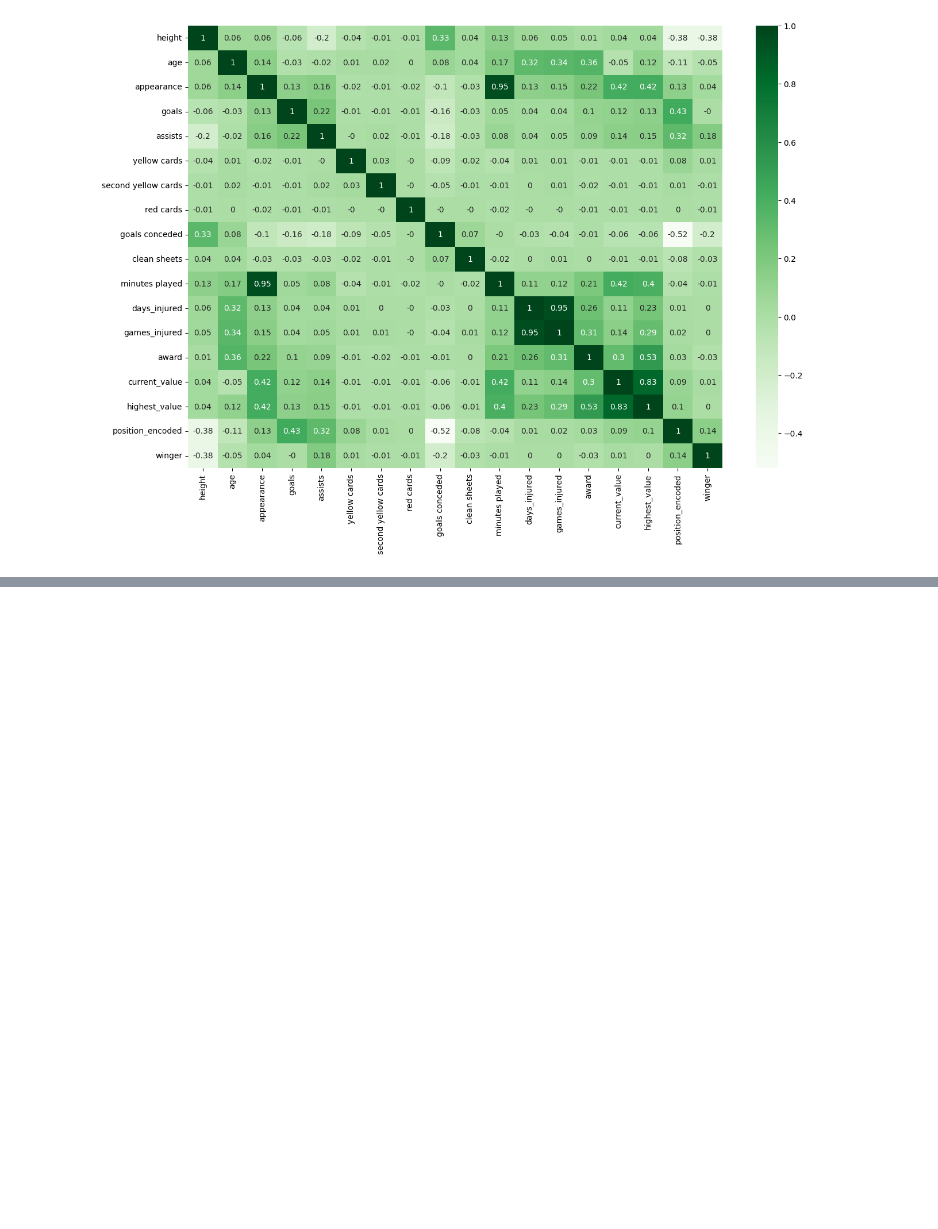
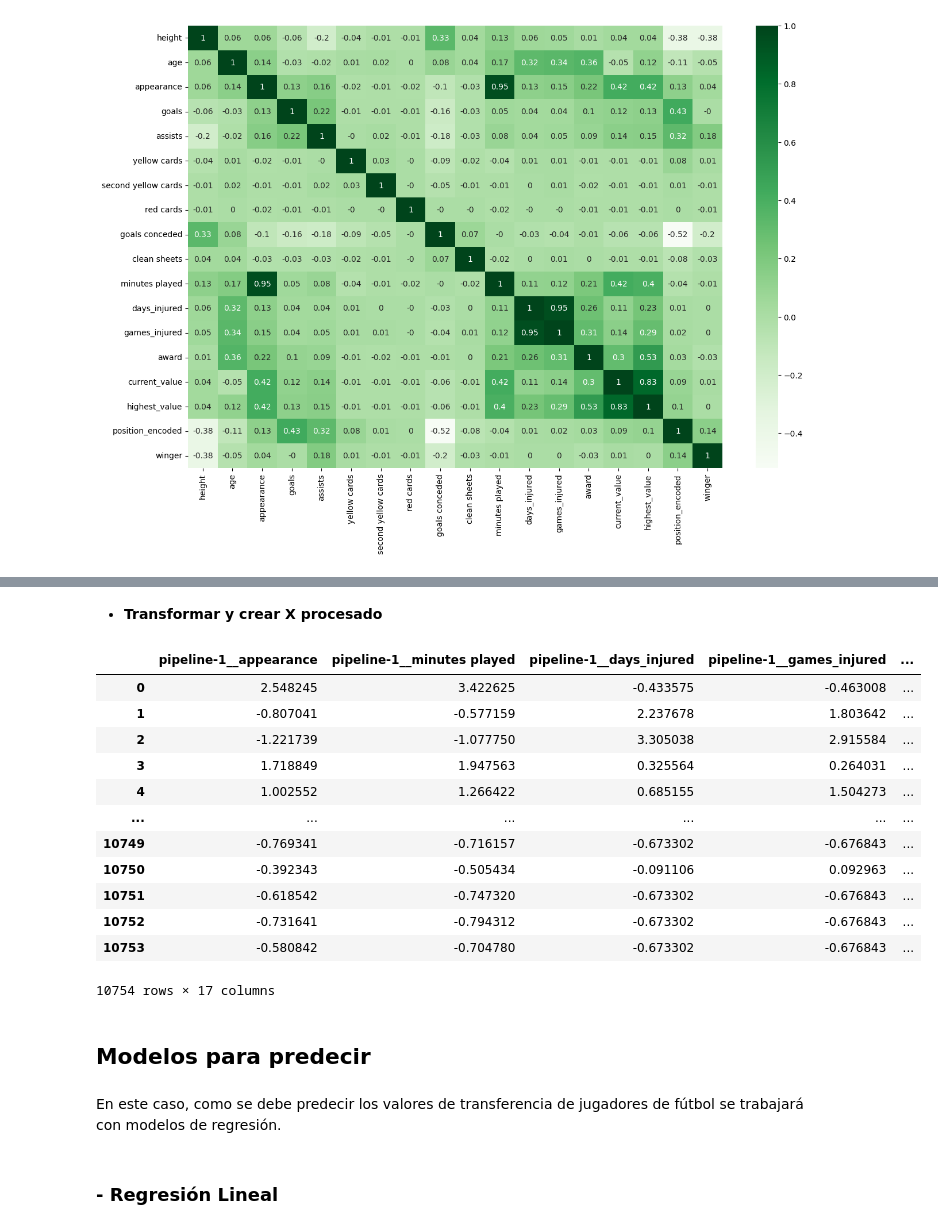
Before and after one commit to matvid/Proyecto-2, a Jupyter notebook: Proyecto_2_Football_Players'_Transfer_Fee_Prediction_Dataset.ipynb, the cells around one changed output, grey strips where cells are left out. Cells and saved outputs as stored; diff of their text form; code cells hidden in the pictures; blank space fills up the shorter version.

```diff
--- a/Proyecto_2_Football_Players'_Transfer_Fee_Prediction_Dataset.ipynb
+++ b/Proyecto_2_Football_Players'_Transfer_Fee_Prediction_Dataset.ipynb
@@ -707,0 +837,4 @@ plt.show()
+# %%
+imputer_int= SimpleImputer(strategy="median")
+imputer_float= SimpleImputer(strategy="mean")
+imputer_cat= SimpleImputer(strategy="most_frequent")
@@ -707,0 +843,5 @@ plt.show()
+# %%
+col_transformer = make_column_transformer((make_pipeline(imputer_int, scaler), int_selector),
+                                          (make_pipeline(imputer_float, scaler), float_selector),
+                                          (make_pipeline(imputer_cat, one_hot_encoder), cat_selector),
+                                          remainder = 'passthrough')
@@ -707,0 +850,3 @@ plt.show()
+# %%
+pipeline=make_pipeline(col_transformer)
+pipeline
@@ -707,0 +873,2 @@ plt.show()
+# %%
+pipeline.fit(X)
@@ -707,0 +893,27 @@ plt.show()
+# %% [markdown]
+- **Transformar y crear X procesado**
+# %%
+X = pipeline.transform(X)
+
+X = pd.DataFrame(X, columns=pipeline.get_feature_names_out())
+X
+# %% [output]
+|  | pipeline-1__appearance | pipeline-1__minutes played | pipeline-1__days_injured | pipeline-1__games_injured | ... |
+| 0 | 2.548245 | 3.422625 | -0.433575 | -0.463008 | ... |
+| 1 | -0.807041 | -0.577159 | 2.237678 | 1.803642 | ... |
+| 2 | -1.221739 | -1.077750 | 3.305038 | 2.915584 | ... |
+| 3 | 1.718849 | 1.947563 | 0.325564 | 0.264031 | ... |
+| 4 | 1.002552 | 1.266422 | 0.685155 | 1.504273 | ... |
+| ... | ... | ... | ... | ... | ... |
+| 10749 | -0.769341 | -0.716157 | -0.673302 | -0.676843 | ... |
+| 10750 | -0.392343 | -0.505434 | -0.091106 | 0.092963 | ... |
+| 10751 | -0.618542 | -0.747320 | -0.673302 | -0.676843 | ... |
+| 10752 | -0.731641 | -0.794312 | -0.673302 | -0.676843 | ... |
+| 10753 | -0.580842 | -0.704780 | -0.673302 | -0.676843 | ... |
+10754 rows × 17 columns
+# %% [markdown]
+## **Modelos para predecir**
+# %% [markdown]
+En este caso, como se debe predecir los valores de transferencia de jugadores de fútbol se trabajará con modelos de regresión.
+# %% [markdown]
+### - **Regresión Lineal**
```
Also changed, not shown: parts of 116 cells of this notebook.
